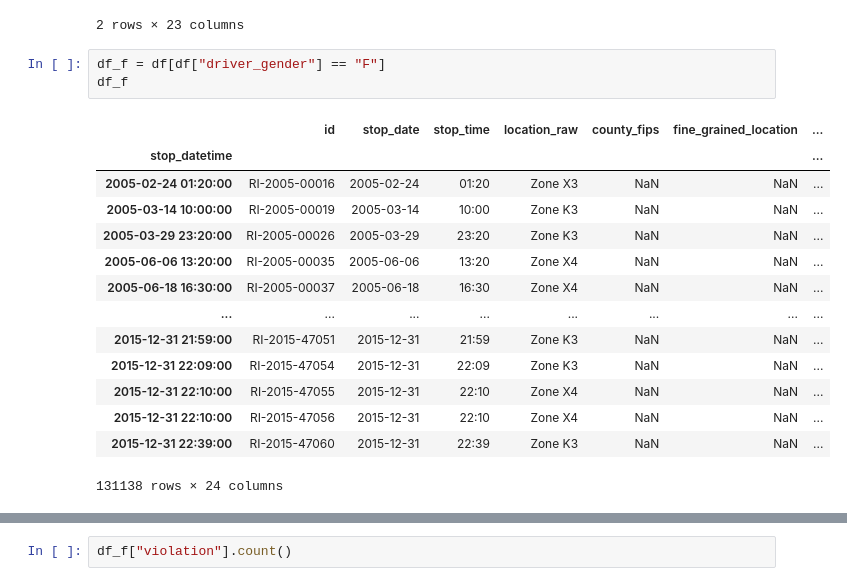
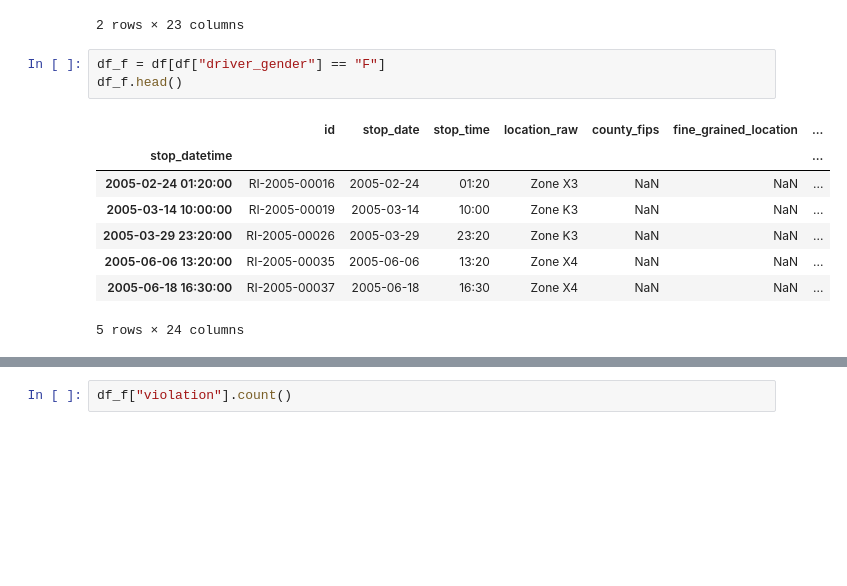
Before and after one commit to Ertugrul-Kurubal/Data-Analysis-With-Python-Projects, a Jupyter notebook: 02-Exploring The Relationship Between Gender And Policing (Student).ipynb, the cells around one changed output, grey strips where cells are left out. Drawn from its saved outputs; the diff is of its cells as text; blank space fills up the shorter version.

```diff
--- a/02-Exploring The Relationship Between Gender And Policing (Student).ipynb
+++ b/02-Exploring The Relationship Between Gender And Policing (Student).ipynb
@@ -127,21 +127,15 @@ df.groupby("driver_gender").count()
 2 rows × 23 columns
 # %%
 df_f = df[df["driver_gender"] == "F"]
-df_f
+df_f.head()
 # %% [output]
 |  | id | stop_date | stop_time | location_raw | county_fips | fine_grained_location | ... |
 | stop_datetime |  |  |  |  |  |  | ... |
 | 2005-02-24 01:20:00 | RI-2005-00016 | 2005-02-24 | 01:20 | Zone X3 | NaN | NaN | ... |
 | 2005-03-14 10:00:00 | RI-2005-00019 | 2005-03-14 | 10:00 | Zone K3 | NaN | NaN | ... |
 | 2005-03-29 23:20:00 | RI-2005-00026 | 2005-03-29 | 23:20 | Zone K3 | NaN | NaN | ... |
 | 2005-06-06 13:20:00 | RI-2005-00035 | 2005-06-06 | 13:20 | Zone X4 | NaN | NaN | ... |
 | 2005-06-18 16:30:00 | RI-2005-00037 | 2005-06-18 | 16:30 | Zone X4 | NaN | NaN | ... |
-| ... | ... | ... | ... | ... | ... | ... | ... |
-| 2015-12-31 21:59:00 | RI-2015-47051 | 2015-12-31 | 21:59 | Zone K3 | NaN | NaN | ... |
-| 2015-12-31 22:09:00 | RI-2015-47054 | 2015-12-31 | 22:09 | Zone K3 | NaN | NaN | ... |
-| 2015-12-31 22:10:00 | RI-2015-47055 | 2015-12-31 | 22:10 | Zone X4 | NaN | NaN | ... |
-| 2015-12-31 22:10:00 | RI-2015-47056 | 2015-12-31 | 22:10 | Zone X4 | NaN | NaN | ... |
-| 2015-12-31 22:39:00 | RI-2015-47060 | 2015-12-31 | 22:39 | Zone K3 | NaN | NaN | ... |
-131138 rows × 24 columns
+5 rows × 24 columns
 # %%
 df_m = df[df["driver_gender"] == "M"]
```
Also changed, not shown: parts of 4 cells of this notebook.
